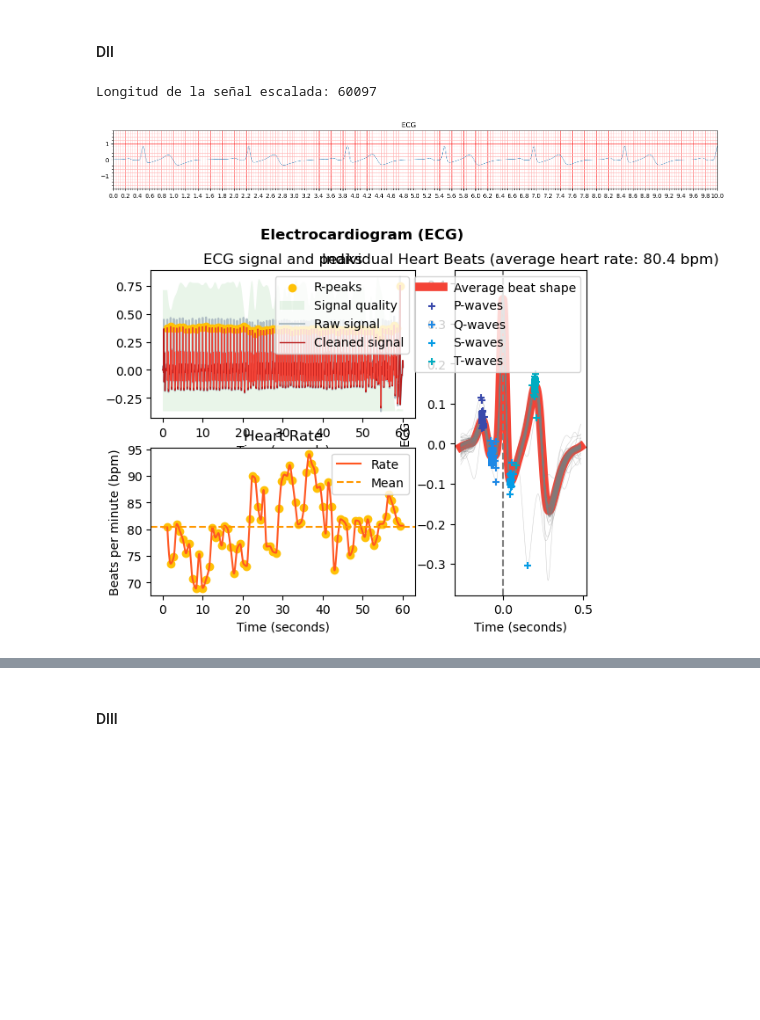
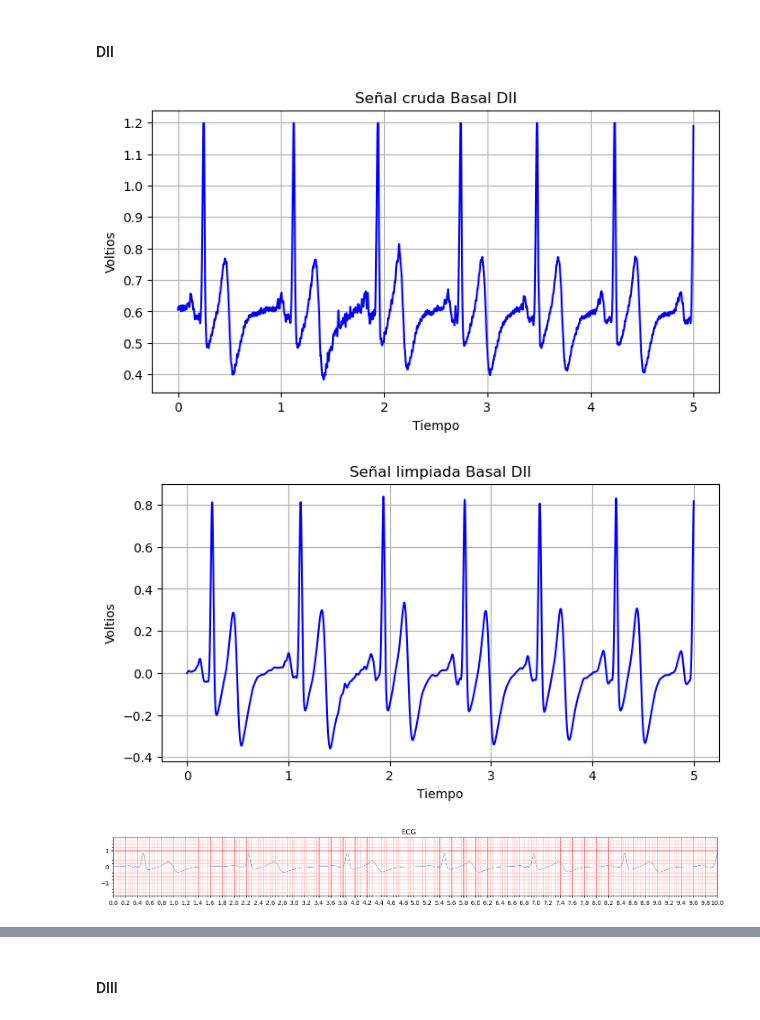
Before and after one commit to Razzzon/PROYECTO_ISB, a Jupyter notebook: ISB/LAB10 - Procesamiento de ECG/Readme.ipynb, the cells around one changed output, grey strips where cells are left out. Drawn from its saved outputs; the diff is of its cells as text; code cells hidden in the pictures; blank space fills up the shorter version.

Commit message:
funcion2

```diff
--- a/ISB/LAB10 - Procesamiento de ECG/Readme.ipynb
+++ b/ISB/LAB10 - Procesamiento de ECG/Readme.ipynb
@@ -35,9 +36,9 @@ Longitud de la señal escalada: 30986
 # %% [markdown]
 #### DII
 # %%
-R1 = funcion_leer("basal/R2.txt")  # Carga la señal cruda desde un archivo
-report, signals, info = procesar_ecg(R1)
+R2 = funcion_leer("basal/R2.txt")  # Carga la señal cruda desde un archivo
+report, signals, info = procesar_ecg(R2,"Basal DII")
 # %% [output]
-Longitud de la señal escalada: 60097
-[figure, old version]
+[figure, new version]
-[figure, old version]
+[figure, new version]
+[figure, added]
```
Also changed, not shown: parts of 3 cells of this notebook.
